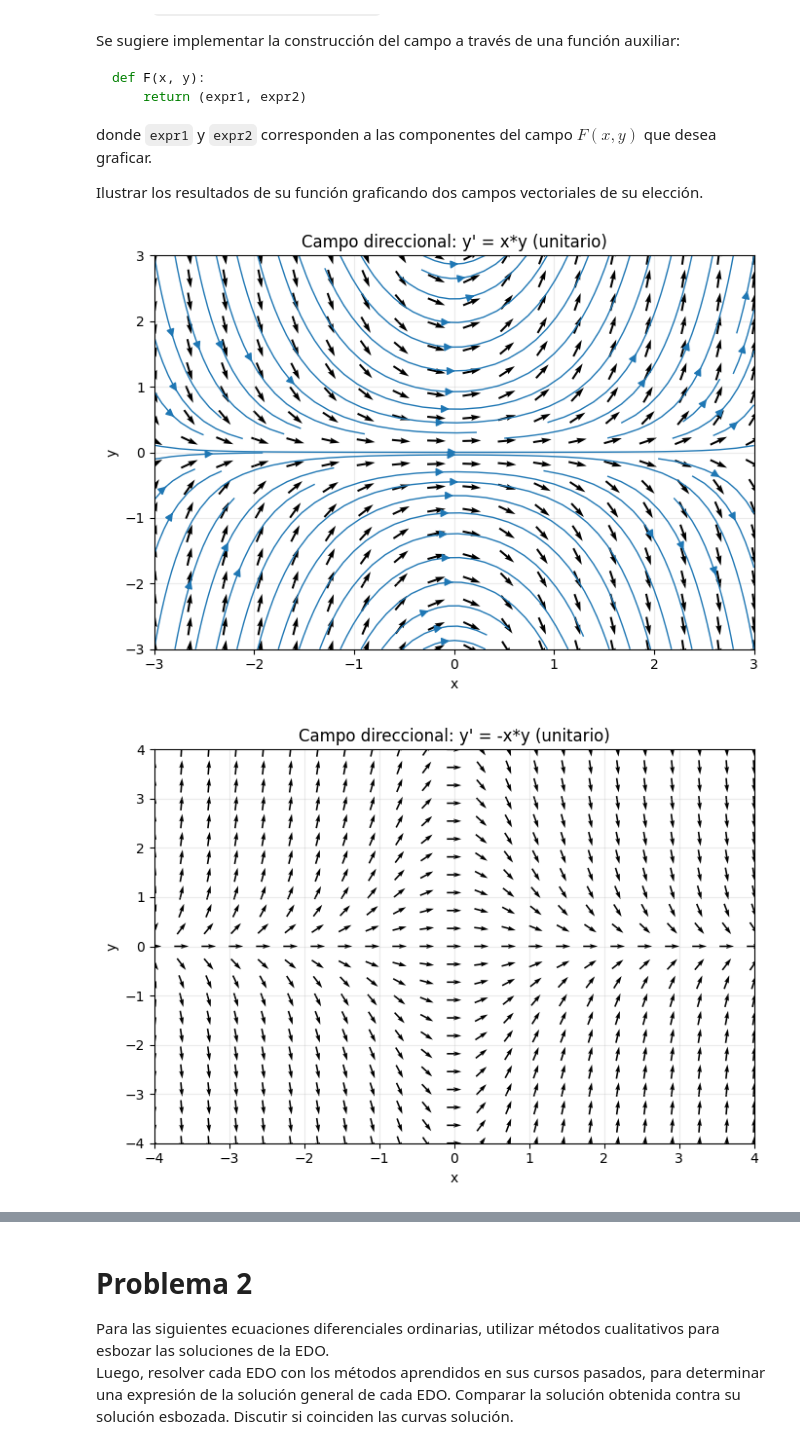
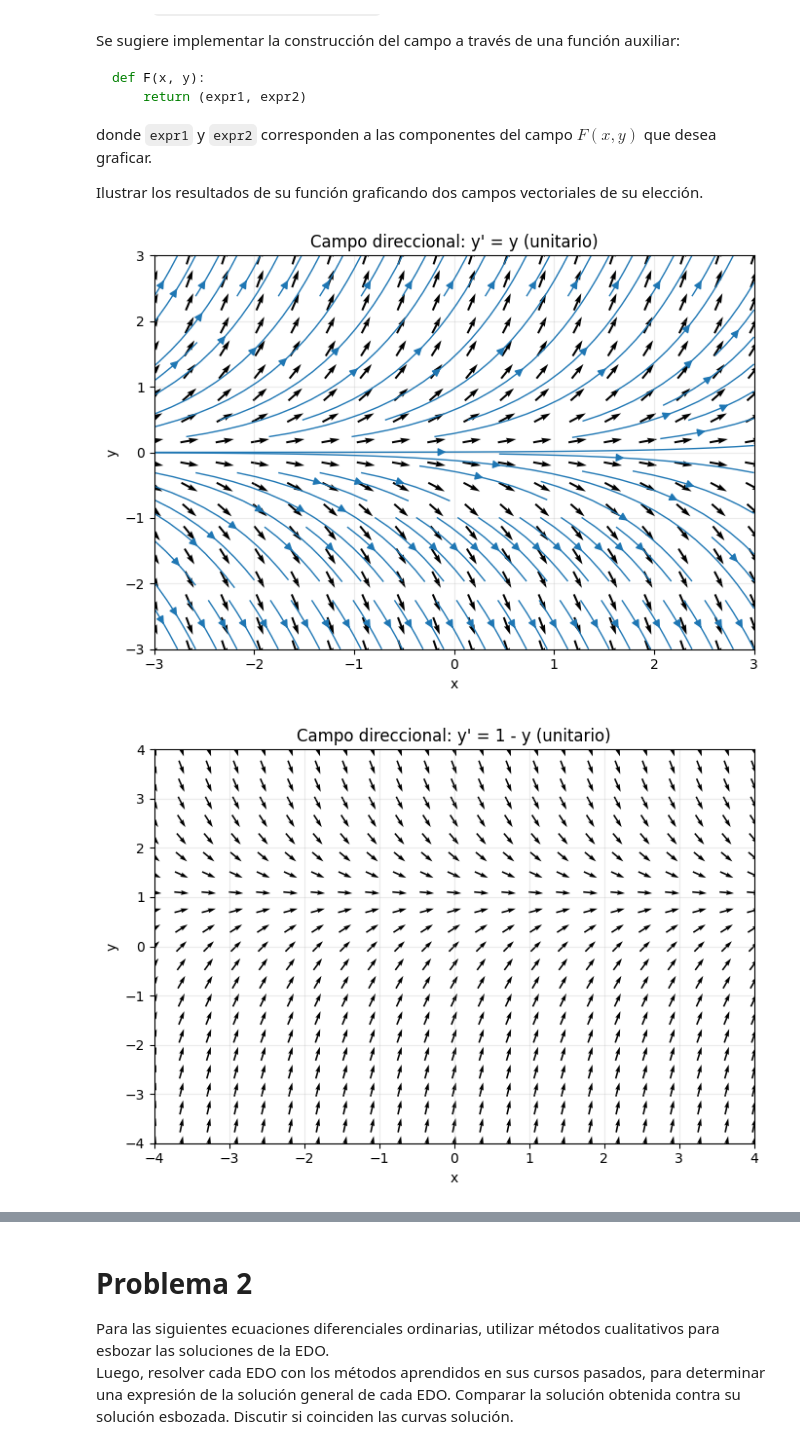
Before and after one commit to JosueSay/labs-ms, a Jupyter notebook: Labs/lab5/problema1_2/p1_p2.ipynb, the cells around one changed output, grey strips where cells are left out. Cells and saved outputs as stored; diff of their text form; code cells hidden in the pictures.

Commit message:
update: cambiando funciones utilizadas para los campos

```diff
--- a/Labs/lab5/problema1_2/p1_p2.ipynb
+++ b/Labs/lab5/problema1_2/p1_p2.ipynb
@@ -105,42 +105,45 @@ def plotDirectionField(
     return fig, ax
 # %%
 def f1(x, y):
-    # Ejemplo 1: y' = x*y
-    return x * y
+    # Ejemplo: y' = y
+    # Soluciones exponenciales crecientes/decrecientes
+    return y
 
 def f2(x, y):
-    # Ejemplo 2: y' = -x*y
-    return -x * y
+    # Ejemplo: y' = 1 - y
+    # Modelo simple de decaimiento hacia el equilibrio y=1
+    return 1 - y
 
 def f3(x, y):
-    # Ejemplo 3: y' = x - y
-    return x - y
+    # Ejemplo: y' = sin(x)
+    # La pendiente depende solo de x, no de y
+    return np.sin(x)
 # %%
 plotDirectionField(
     f1, xmin=-3, xmax=3, ymin=-3, ymax=3,
     xstep=0.35, ystep=0.35,
     useUnitField=True, showStream=True,
     streamDensity=1.0, scale=0.8,
-    title="Campo direccional: y' = x*y"
+    title="Campo direccional: y' = y"
 )
 
 plotDirectionField(
     f2, xmin=-4, xmax=4, ymin=-4, ymax=4,
     xstep=0.35, ystep=0.35,
     useUnitField=True, showStream=False,
     streamDensity=1.0, scale=0.8,
-    title="Campo direccional: y' = -x*y"
+    title="Campo direccional: y' = 1 - y"
 )
 
 plotDirectionField(
     f3, xmin=-4, xmax=4, ymin=-4, ymax=4,
     xstep=0.35, ystep=0.35,
     useUnitField=True, showStream=False,
     streamDensity=1.0, scale=0.8,
-    title="Campo direccional: y' = x - y"
+    title="Campo direccional: y' = sin(x)"
 )
 
 plt.show()
 # %% [output]
-[figure, old version]
+[figure, new version]
-[figure, old version]
+[figure, new version]
```
Also changed, not shown: parts of 1 cell of this notebook, 4 other files.
